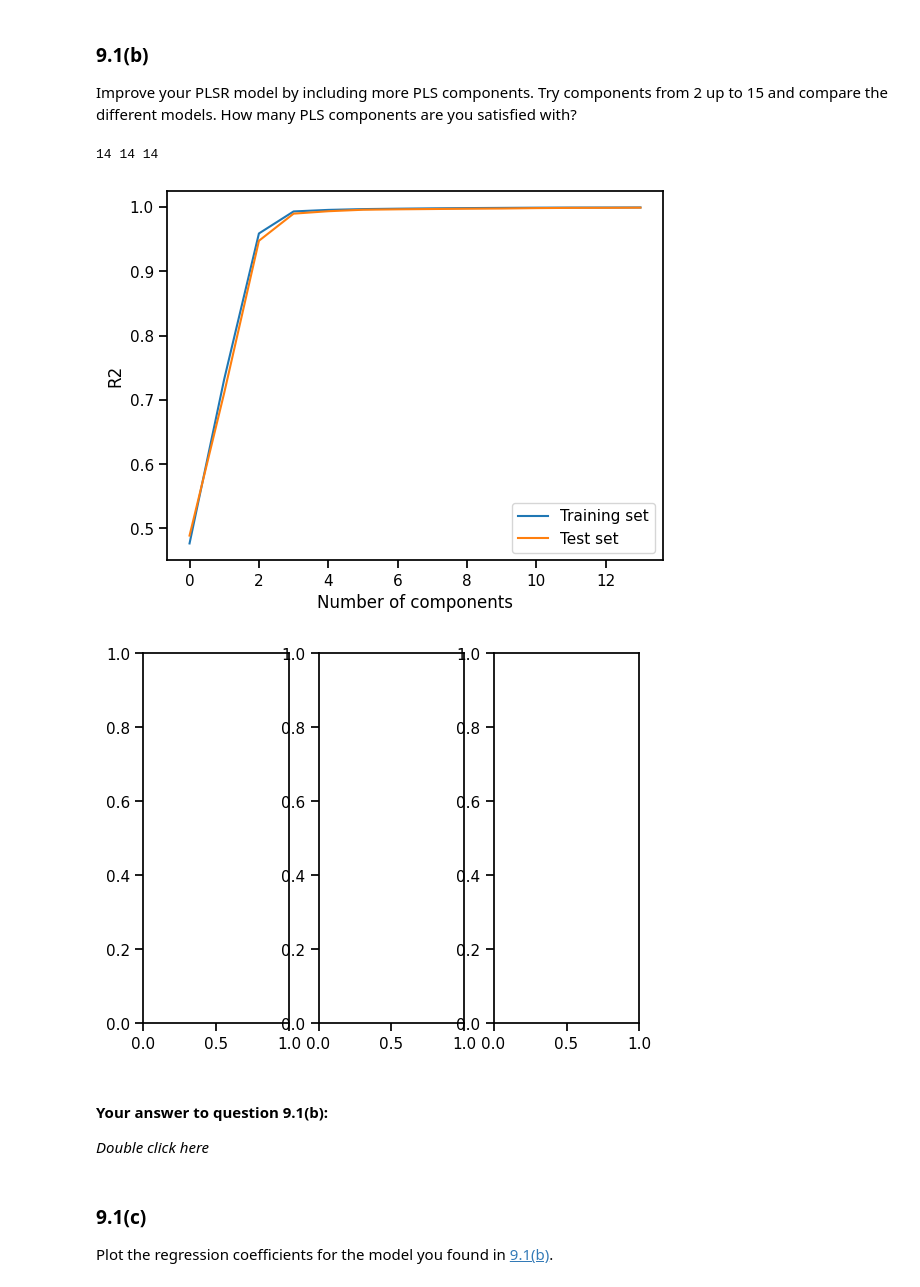
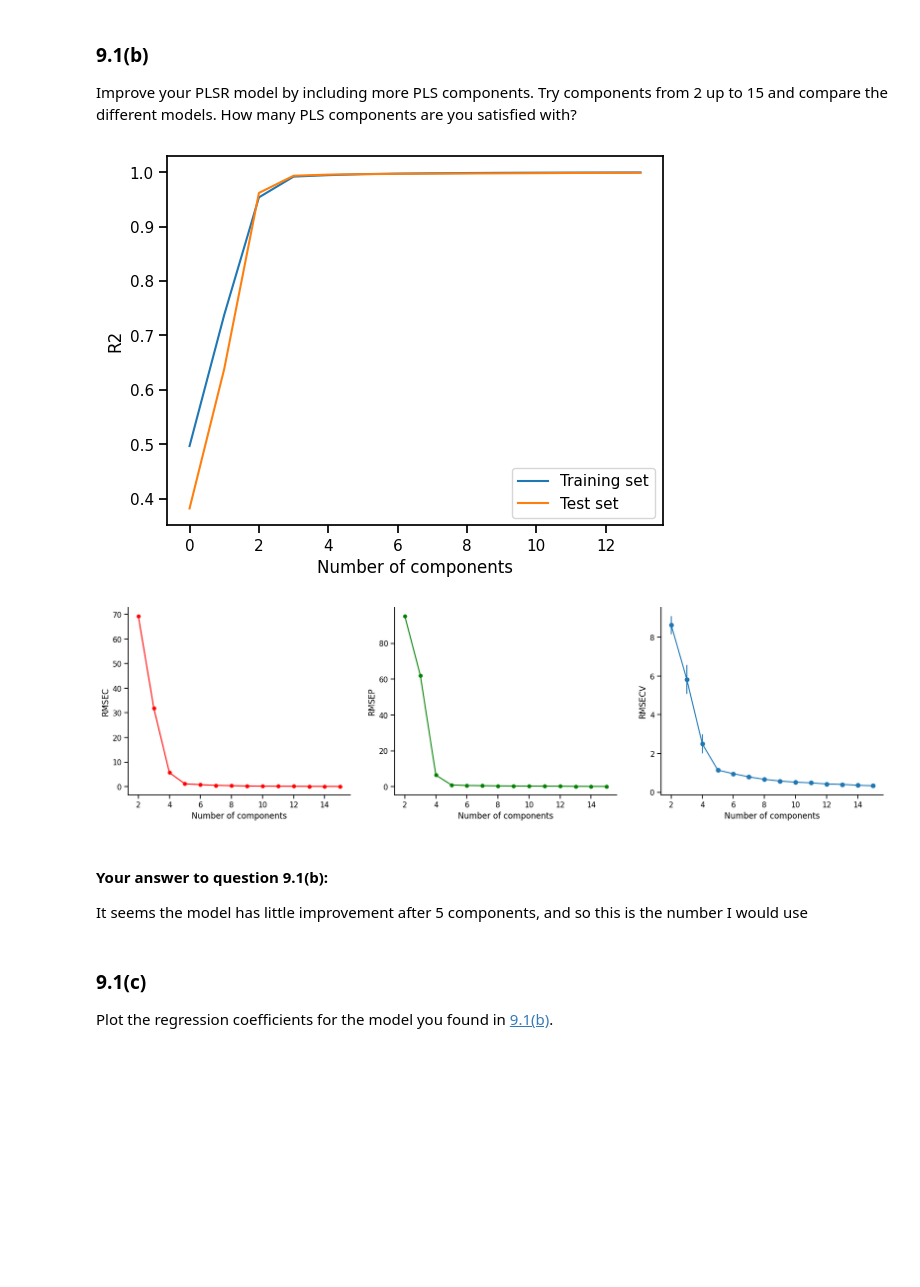
Before and after one commit to joachsob/chemometrics, a Jupyter notebook: exercises/09_Exercise_Set_9.ipynb, the cells around one changed output. Drawn from its saved outputs; the diff is of its cells as text; code cells hidden in the pictures; blank space fills up the shorter version.

```diff
--- a/exercises/09_Exercise_Set_9.ipynb
+++ b/exercises/09_Exercise_Set_9.ipynb
@@ -310,42 +320,65 @@ for prediction in predict_i_Y_test:
 
 
 fig, ax = plt.subplots()
 
 ax.plot(r2Train, label = "Training set")
 ax.plot(r2Test, label = "Test set")
 ax.set_xlabel("Number of components")
 ax.set_ylabel("R2")
 plt.legend()
 
 # rmse
 RMSECs = []
 for model in predict_i_Y_train:
     RMSECs.append(mean_squared_error(Y_train, model))
 RMSEPs = []
 for model in predict_i_Y_test:
     RMSEPs.append(mean_squared_error(Y_test, model))
 RMSECVs = []
+RMSECVs_std = []
 for model in models:
-    cvs = cross_val_score( # could use cross_validate() to do both rmsecv and r2
+    cvs = cross_val_score( # could use cross_validate() to do both rmsecv and r2(?)
         model,
         X_train,
         Y_train,
         scoring = "neg_mean_squared_error",
         cv = 5
     )
     score = np.sqrt(-cvs)
     RMSECVs.append(score.mean())
+    RMSECVs_std.append(score.std())
 
-fig, axs = plt.subplots(ncols = 3, figsize = (9,3))
+xvals = np.arange(2,16)
+fig, axs = plt.subplots(ncols = 3, figsize = (20,5))
+axs[0].plot(xvals, RMSECs, "r", marker = ".", markersize = 10)
+axs[0].set_xlabel("Number of components")
+axs[0].set_ylabel("RMSEC")
 
-#test
+axs[1].plot(xvals, RMSEPs, "g", marker = ".", markersize = 10)
+axs[1].set_xlabel("Number of components")
+axs[1].set_ylabel("RMSEP")
+
+axs[2].errorbar(
+    xvals,
+    RMSECVs,
+    yerr= RMSECVs_std,
+    marker = "o",
+)
+axs[2].set_ylabel("RMSECV")
+axs[2].set_xlabel("Number of components")
+sns.despine()
+
+
+
+# for model in predict_i_Y_test:
+#     print(len(model))
 # %% [output]
-14 14 14
-[figure, old version]
+[figure, new version]
-[figure, old version]
+[figure, new version]
-# %% [markdown]
-#### Your answer to question 9.1(b):
-*Double click here*
+# %% [markdown]
+#### Your answer to question 9.1(b):
+
+It seems the model has little improvement after 5 components, and so this is the number I would use
 # %% [markdown]
 ### 9.1(c)
 Plot the regression coefficients for the model you found in [9.1(b)](#9.1(b)).
```
Also changed, not shown: parts of 14 cells of this notebook.
